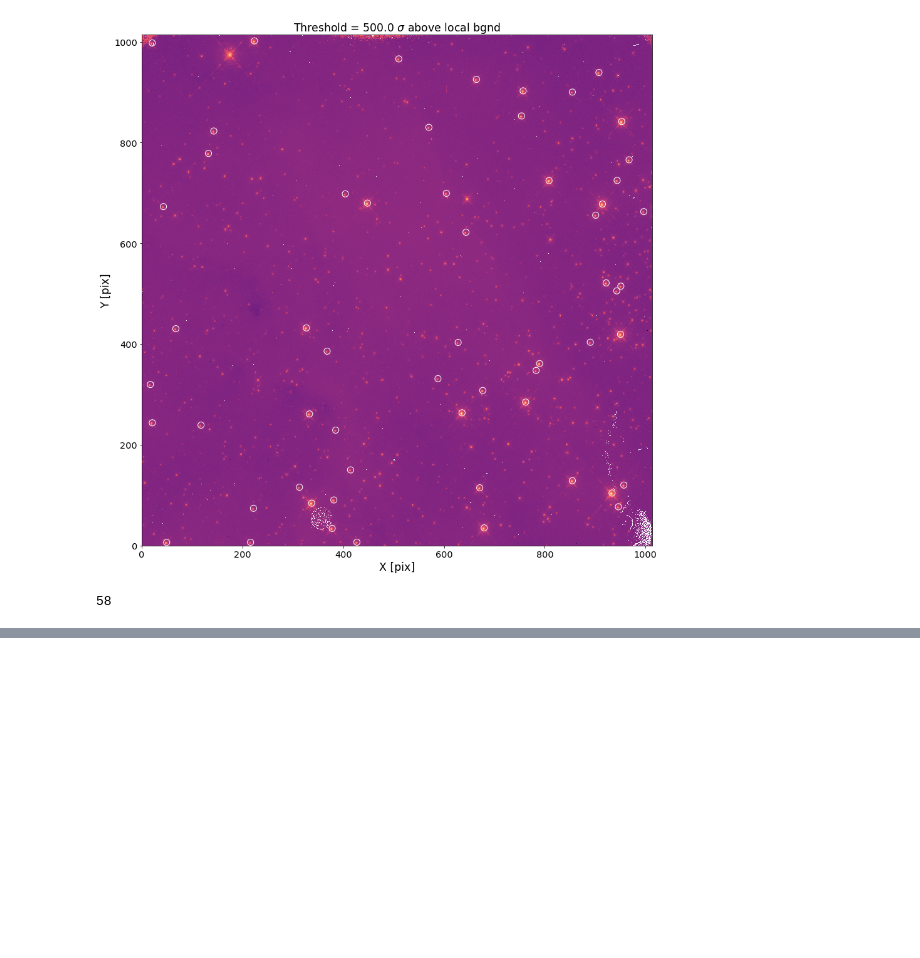
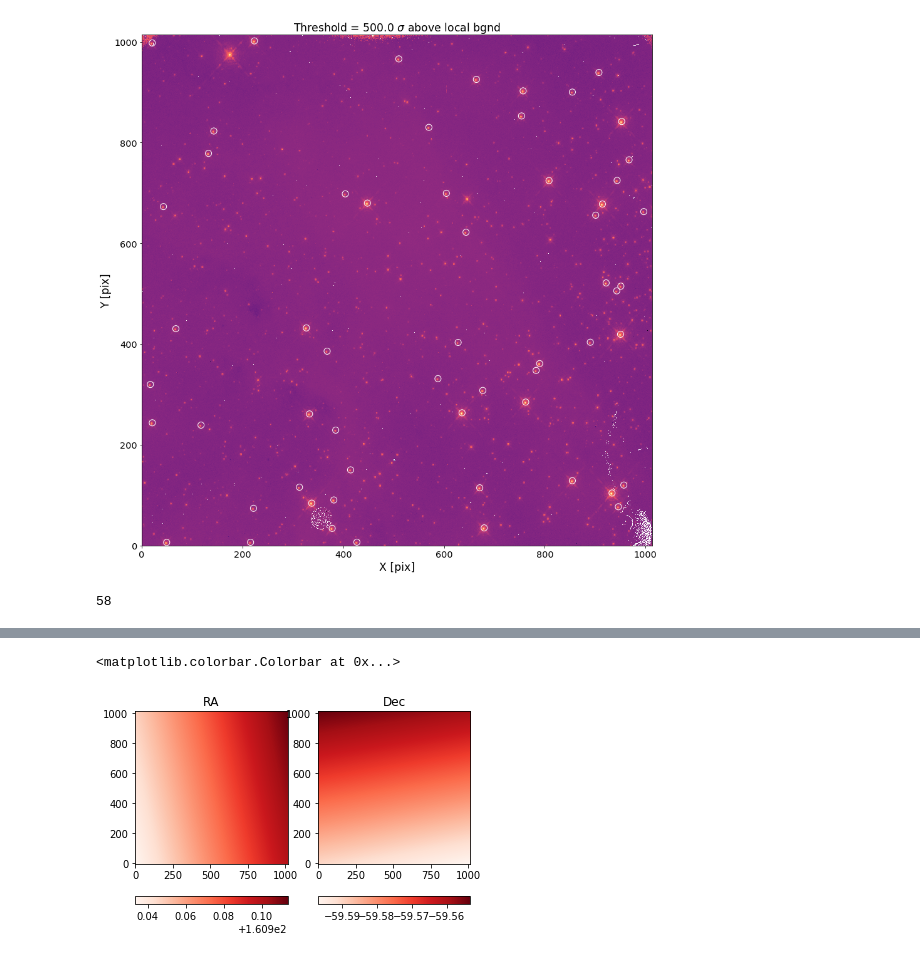
Before and after one commit to aggle/public_wifi, a Jupyter notebook: align_tr14_to_gaia.ipynb, the cells around one changed output, grey strips where cells are left out. Drawn from its saved outputs; the diff is of its cells as text; code cells hidden in the pictures; blank space fills up the shorter version.

```diff
--- a/align_tr14_to_gaia.ipynb
+++ b/align_tr14_to_gaia.ipynb
@@ -405,0 +410,3 @@ PosixPath('/user/jaguilar/tr14/code/../../data/my_data')
+# %%
+data = hdulist[1].data
+hdulist.close()
@@ -405,0 +415,8 @@ PosixPath('/user/jaguilar/tr14/code/../../data/my_data')
+# %%
+ind = np.indices(data.shape)
+# %%
+inwcs = wcsutil.HSTWCS(filename.as_posix()+"[sci,1]")
+# %%
+radec = inwcs.all_pix2world(np.array([ind[0].ravel(), ind[1].ravel()]).T,
+                            0)
+radec = np.reshape(radec.T, ind.shape)
@@ -405,0 +439,14 @@ PosixPath('/user/jaguilar/tr14/code/../../data/my_data')
+# %%
+fig, axes = plt.subplots(1, 2)
+ax = axes[0]
+ax.set_title("RA")
+imax = ax.imshow(radec[0], cmap = mpl.cm.Reds, origin='lower')
+plt.colorbar(imax, ax=ax, orientation='horizontal')
+
+ax = axes[1]
+ax.set_title("Dec")
+imax = ax.imshow(radec[1], cmap = mpl.cm.Reds, origin='lower')
+plt.colorbar(imax, ax=ax, orientation='horizontal')
+# %% [output]
+<matplotlib.colorbar.Colorbar at 0x...>
+[figure, added]
```
Also changed, not shown: parts of 8 cells of this notebook, 1 other file.
